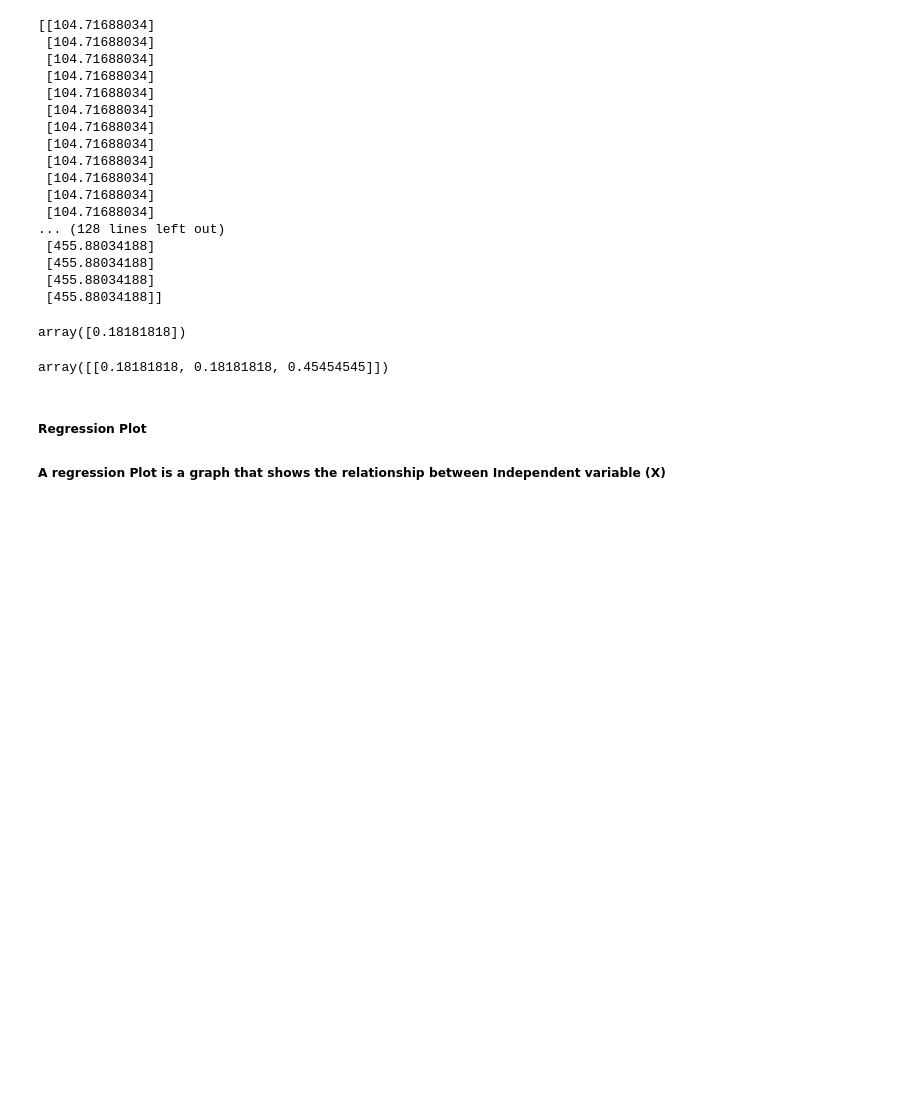
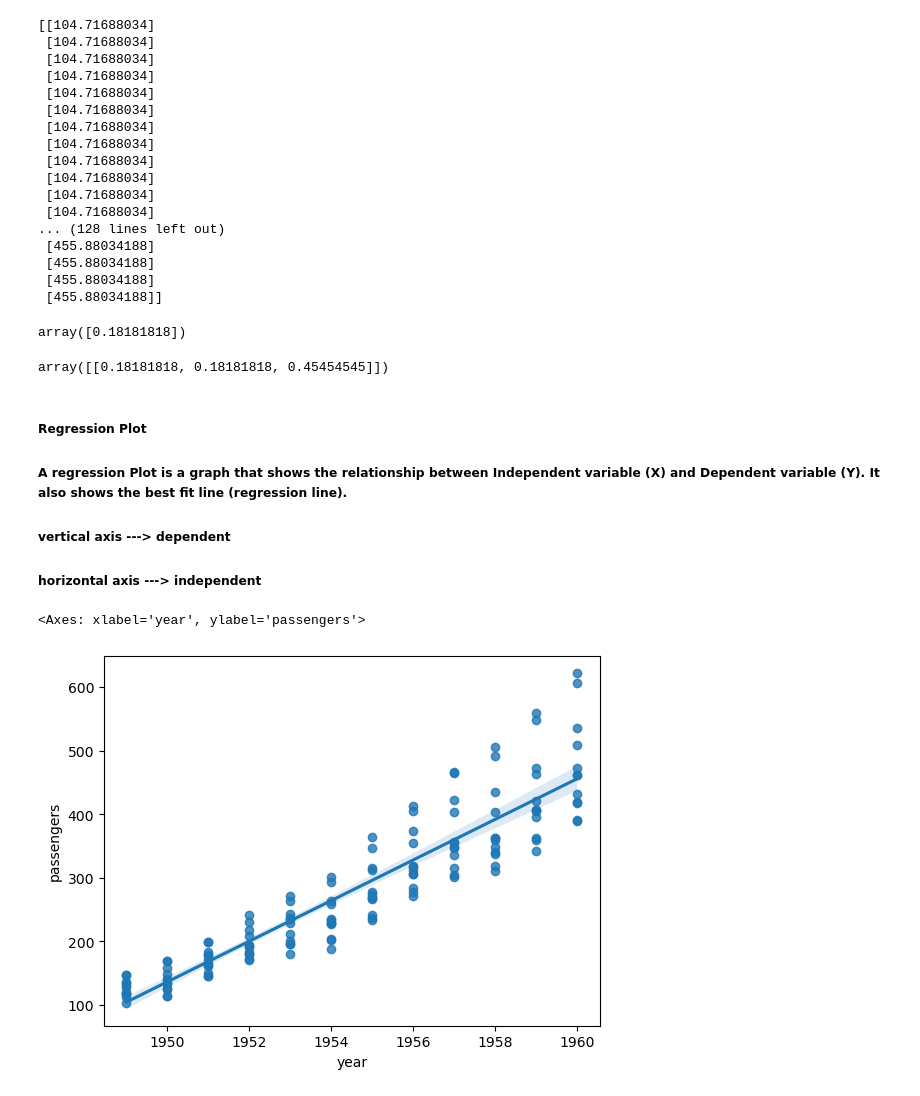
Before and after one commit to aaditya-pdgupta/Python_Course, a Jupyter notebook: Linear_Regression.ipynb, the cells around one changed output. Drawn from its saved outputs; the diff is of its cells as text; code cells hidden in the pictures; blank space fills up the shorter version.

```diff
--- a/Linear_Regression.ipynb
+++ b/Linear_Regression.ipynb
@@ -154,4 +154,6 @@ lm.coef_
 array([[0.18181818, 0.18181818, 0.45454545]])
 # %% [markdown]
 ##### Regression Plot
-##### A regression Plot is a graph that shows the relationship between Independent variable (X)
+##### A regression Plot is a graph that shows the relationship between Independent variable (X) and Dependent variable (Y). It also shows the best fit line (regression line).
+##### vertical axis ---> dependent
+##### horizontal axis ---> independent
@@ -157,0 +162,5 @@ array([[0.18181818, 0.18181818, 0.45454545]])
+# %%
+sns.regplot(x="year", y ="passengers", data = flights)
+# %% [output]
+<Axes: xlabel='year', ylabel='passengers'>
+[figure, added]
```
Also changed, not shown: parts of 1 cell of this notebook.
